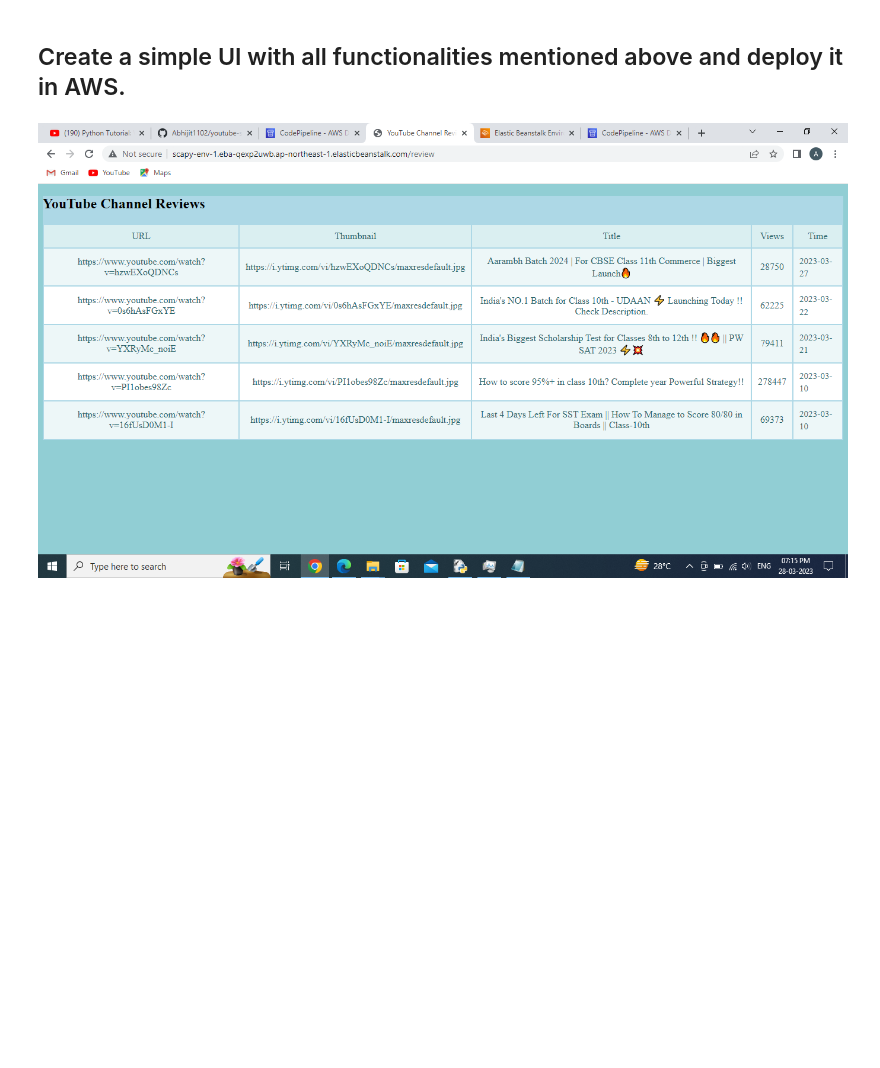
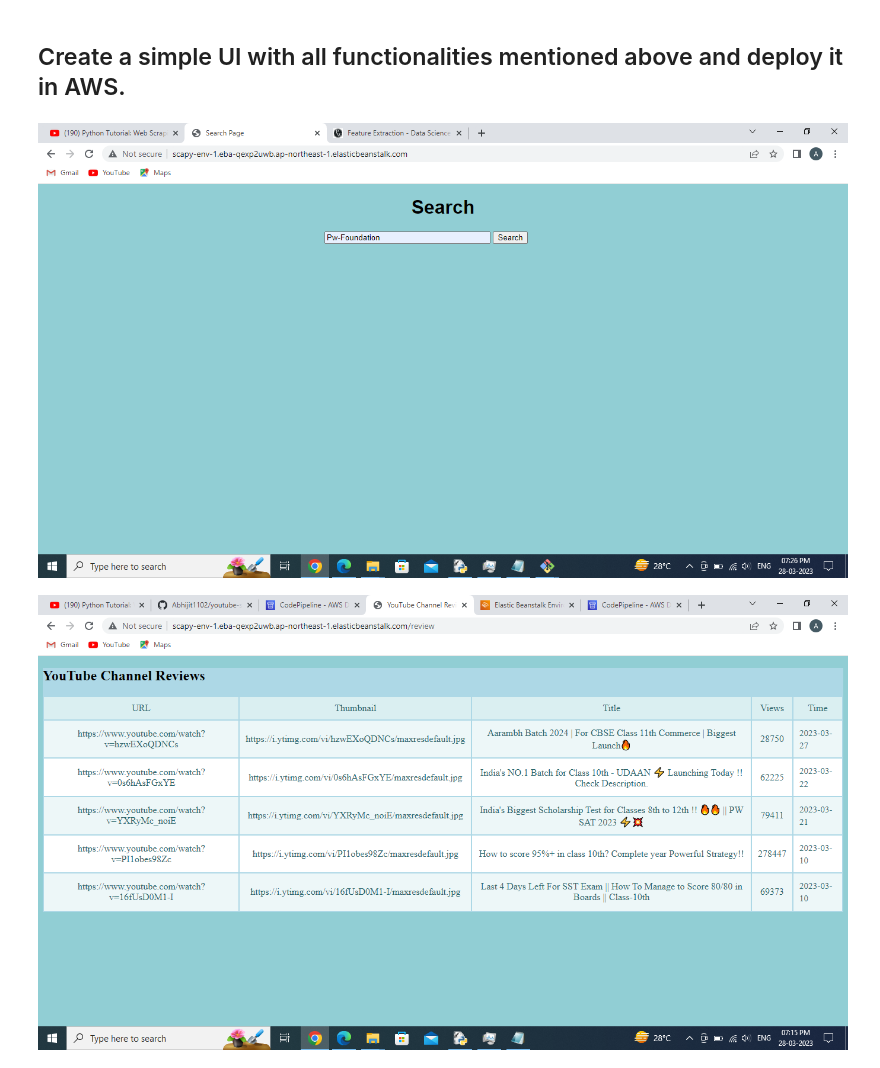
Before and after one commit to Abhijit1102/pwskill_assign, a Jupyter notebook: project/You-tube scrapping Assignment.ipynb, the cells around one changed output. Cells and saved outputs as stored; diff of their text form; code cells hidden in the pictures; blank space fills up the shorter version.

```diff
--- a/project/You-tube scrapping Assignment.ipynb
+++ b/project/You-tube scrapping Assignment.ipynb
@@ -143,6 +143,11 @@ Published Date: 2023-03-10
 **Note: Save all the data scraped in the above questions in a CSV file.**
 # %% [markdown]
 ## Create a simple UI with all functionalities mentioned above and deploy it in AWS.
+# %%
+from IPython.display import Image
+Image(filename='Screenshot (5).png')
+# %% [output]
+[figure, added]
 # %%
 from IPython.display import Image
 Image(filename='Screenshot (3).png')
```
Also changed, not shown: 1 other file.
